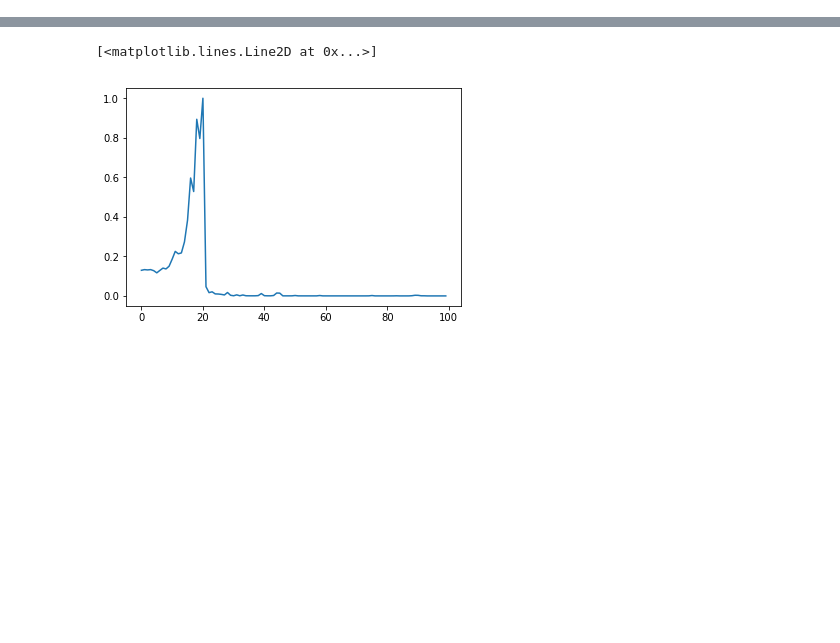
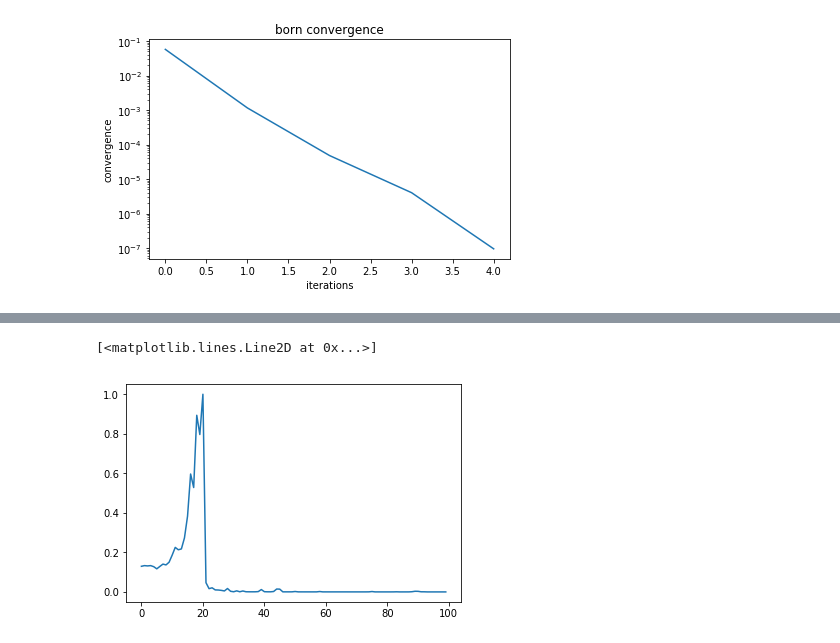
Before and after one commit to fancompute/angler, a Jupyter notebook: Main.ipynb, the cells around one changed output, grey strips where cells are left out. Cells and saved outputs as stored; diff of their text form; code cells hidden in the pictures; blank space fills up the shorter version.

Commit message:
made external solvers

```diff
--- a/Main.ipynb
+++ b/Main.ipynb
@@ -36,3 +41,17 @@ n2 = 20                           # Nonlinearity strength
 nl_region = np.zeros(eps_r.shape)  # Nonliearity region
 nl_region[40:60, 40:60] = 1
 Nstep = 100                         # Number of steps for iterative solution
+# %%
+# Do a born solve for the nonlinear fields
+kerr_nonlinearity = lambda e: n2*np.square(np.abs(e))
+simulation = Fdfd(omega,eps_r,dl,NPML,pol)
+(Ez_nl, convergence_array) = born_solve(simulation, eps_r, b, kerr_nonlinearity, nl_region, conv_threshold=1e-18, max_num_iter=5)
+# %%
+plt.plot(convergence_array)
+plt.yscale('log')
+plt.xlabel('iterations')
+plt.ylabel('convergence')
+plt.title('born convergence')
+plt.show()
+# %% [output]
+[figure, added]
```
Also changed, not shown: parts of 11 cells of this notebook, 1 other file.
